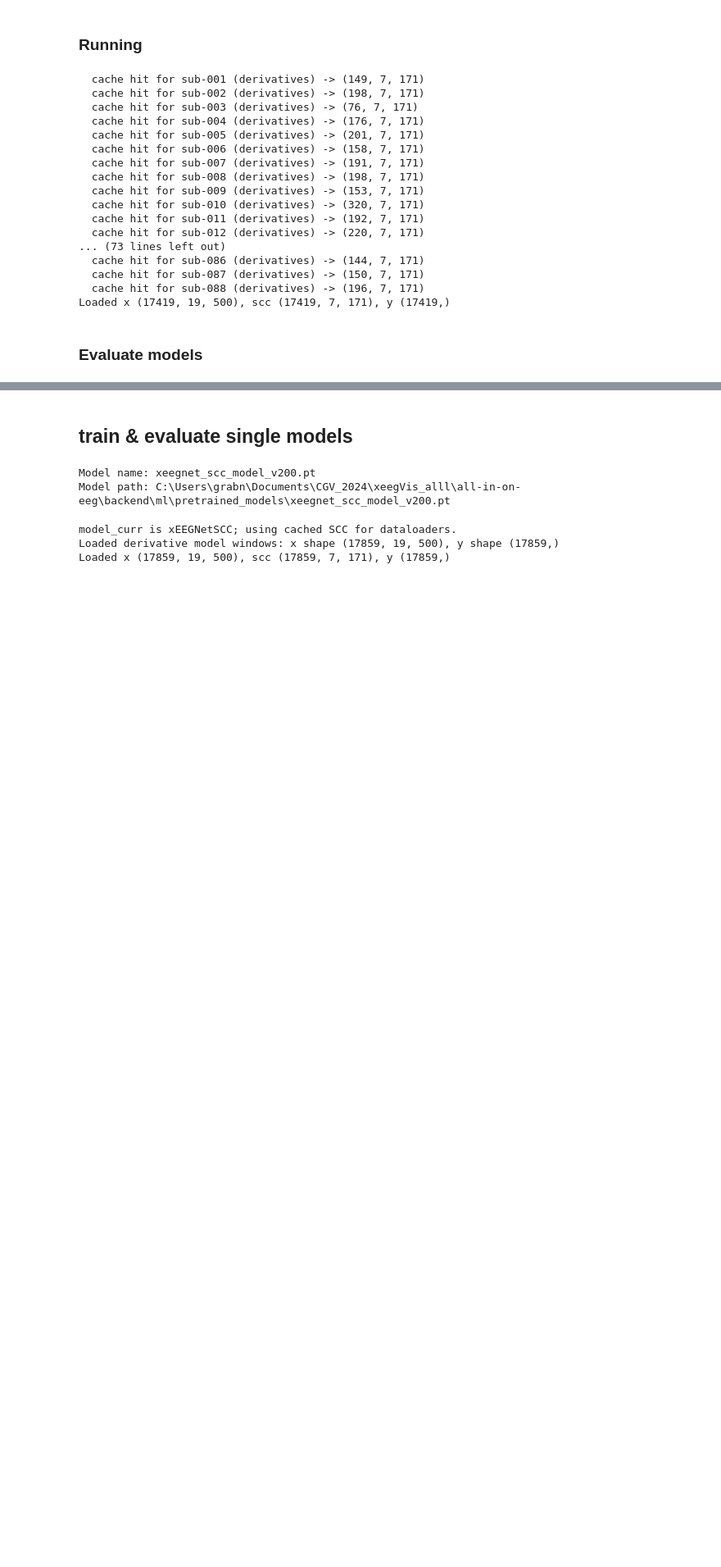
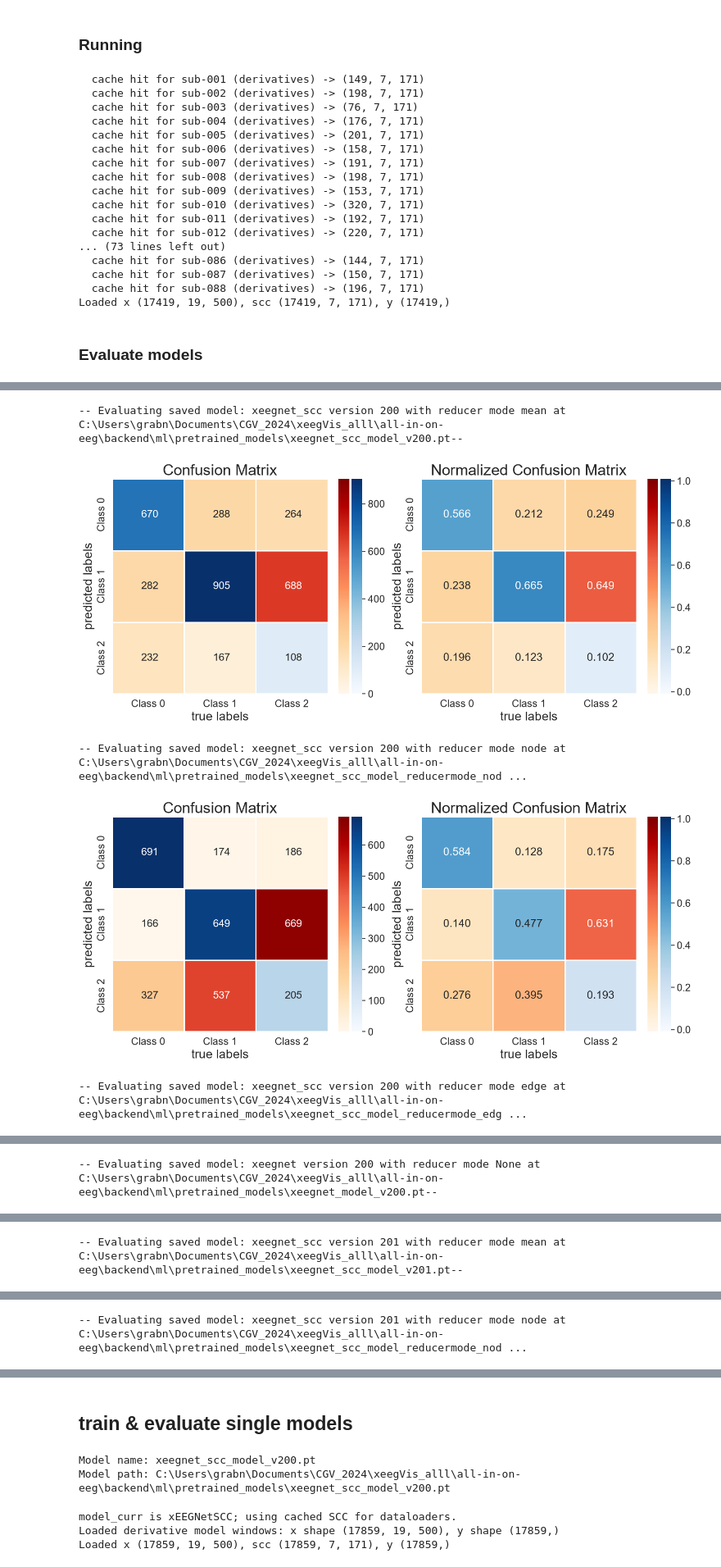
Before and after one commit to hereditary-eu/EEGlass, a Jupyter notebook: backend/experiments_xeegnet/adapt_selfeeg.ipynb, the cells around one changed output, grey strips where cells are left out. Shown at 82% size. Saved outputs shown, nothing was run; the diff lists cells and outputs as text; code cells hidden in the pictures; blank space fills up the shorter version.

Commit message:
notebooks to test spectral connectivity models added

```diff
--- a/backend/experiments_xeegnet/adapt_selfeeg.ipynb
+++ b/backend/experiments_xeegnet/adapt_selfeeg.ipynb
@@ -241,4 +245,23 @@ tensor([[-0.8962,  0.1087,  1.3542],
 # %%
 from sklearn.metrics import balanced_accuracy_score
 from model_evaluations import *
+# %%
+def generate_model_name(model_kind: str, model_version: int, n_max: int | None = None, reducer_mode_scc: str | None = None) -> str:
+
+    model_prefix = model_prefixes_bib[model_kind]
+
+    if model_kind == "xeegnet_scc":
+        if reducer_mode_scc in ["node", "edge"]:
+            model_name = f"{model_prefix}_reducermode_{reducer_mode_scc}_v{model_version}.pt"
+        elif reducer_mode_scc == "mean":
+            model_name = f"{model_prefix}_v{model_version}.pt"
+        else:
+            raise ValueError(f"Unsupported reducer_mode_scc: {reducer_mode_scc}")
+    elif model_kind == "xeegnet":
+        model_name = f"{model_prefix}_v{model_version}.pt"
+
+    if n_max is not None:
+        raise ValueError("n_max is not supported in generate_model_name yet.")
+
+    return model_name
 # %%
@@ -844,0 +861,56 @@ saved_model_results_df.sort_values(["model_version", "model_kind"]).reset_index(
+# %%
+# model_versions = [200]
+model_versions = [200, 201, 202, 203, 204]
+# model_versions = [200, 201]
+model_kinds = ["xeegnet_scc", "xeegnet"] #, "xeegnet"
+# model_kinds = ["xeegnet_scc"] #, "xeegnet"
+reducer_mode_scc_list = ["mean", "node", "edge"]
+# reducer_mode_scc_list = ["node"]
+
+model_prefixes_bib = {"xeegnet": "xeegnet_model", "xeegnet_scc": "xeegnet_scc_model"}
+# model_prefixes = ["xeegnet_model", "xeegnet_scc_model"]
+
+# eval_datasplits = ["test"]
+# results_name = "xeegnet_scc_model_versions_200_204_metrics.csv"
+
+eval_datasplits = ["test", "val", "train"] #, "val", "train"
+results_name = "xeegnet_scc_model_versions_200_204_metrics_test.csv"
+
+saved_model_runs = []
+
+for model_version in model_versions:
+    for model_kind in model_kinds:
+        modes = reducer_mode_scc_list if model_kind == "xeegnet_scc" else [None]
+        for reducer_mode_scc in modes:
+            model_prefix = model_prefixes_bib[model_kind]
+
+            model_name = generate_model_name(model_kind, model_version, n_max=None, reducer_mode_scc=reducer_mode_scc)
+
+            saved_model_runs.append(
+                {
+                    "model_kind": model_kind,
+                    "model_path": PRETRAINED_MODEL_DIR / model_name,
+                    # "model_path": PRETRAINED_MODEL_DIR / "pretrained_models_local_backup"  /  f"{model_prefix}_v{model_version}.pt",
+                    "reducer_mode_scc": reducer_mode_scc,
+                }
+            )
+
+saved_model_results = []
+for run in saved_model_runs:
+    saved_model_results.extend(evaluate_saved_model(run["model_path"], run["model_kind"], reducer_mode_scc=run["reducer_mode_scc"]))
+
+saved_model_results_df = (
+    pd.DataFrame(saved_model_results)
+    .sort_values(["model_version", "model_kind", "reducer_mode_scc", "datasplit"])
+    .reset_index(drop=True)
+)
+
+saved_model_results_name = PRETRAINED_MODEL_DIR / results_name
+# saved_model_results_df.to_csv(saved_model_results_name, index=False)
+saved_model_results_df
+# %% [output]
+-- Evaluating saved model: xeegnet_scc version 200 with reducer mode mean at C:\Users\grabn\Documents\CGV_2024\xeegVis_alll\all-in-on-eeg\backend\ml\pretrained_models\xeegnet_scc_model_v200.pt--
+[figure, added]
+-- Evaluating saved model: xeegnet_scc version 200 with reducer mode node at C:\Users\grabn\Documents\CGV_2024\xeegVis_alll\all-in-on-eeg\backend\ml\pretrained_models\xeegnet_scc_model_reducermode_nod ...
+[figure, added]
+-- Evaluating saved model: xeegnet_scc version 200 with reducer mode edge at C:\Users\grabn\Documents\CGV_2024\xeegVis_alll\all-in-on-eeg\backend\ml\pretrained_models\xeegnet_scc_model_reducermode_edg ...
@@ -844,0 +918 @@ saved_model_results_df.sort_values(["model_version", "model_kind"]).reset_index(
+-- Evaluating saved model: xeegnet version 200 with reducer mode None at C:\Users\grabn\Documents\CGV_2024\xeegVis_alll\all-in-on-eeg\backend\ml\pretrained_models\xeegnet_model_v200.pt--
@@ -844,0 +920 @@ saved_model_results_df.sort_values(["model_version", "model_kind"]).reset_index(
+-- Evaluating saved model: xeegnet_scc version 201 with reducer mode mean at C:\Users\grabn\Documents\CGV_2024\xeegVis_alll\all-in-on-eeg\backend\ml\pretrained_models\xeegnet_scc_model_v201.pt--
@@ -844,0 +922 @@ saved_model_results_df.sort_values(["model_version", "model_kind"]).reset_index(
+-- Evaluating saved model: xeegnet_scc version 201 with reducer mode node at C:\Users\grabn\Documents\CGV_2024\xeegVis_alll\all-in-on-eeg\backend\ml\pretrained_models\xeegnet_scc_model_reducermode_nod ...
```
Also changed, not shown: parts of 26 cells of this notebook, 5 other files.
